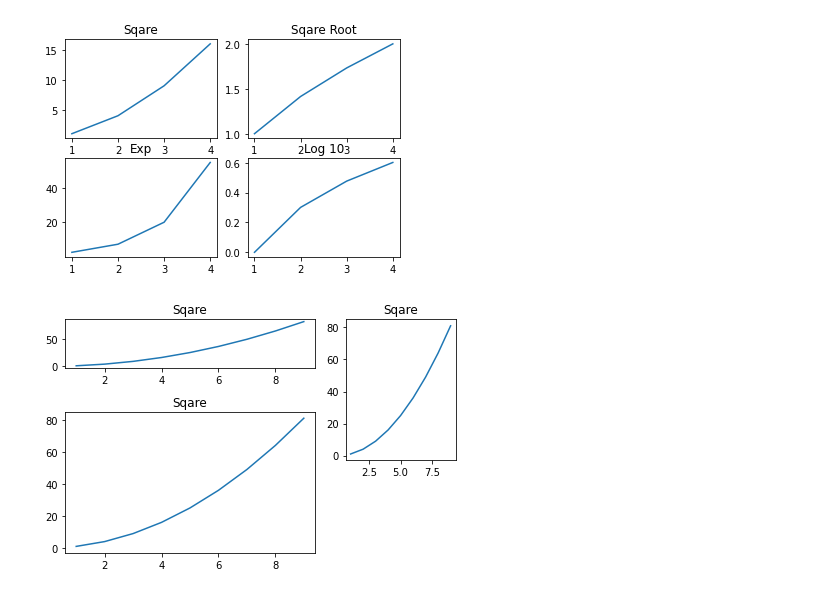
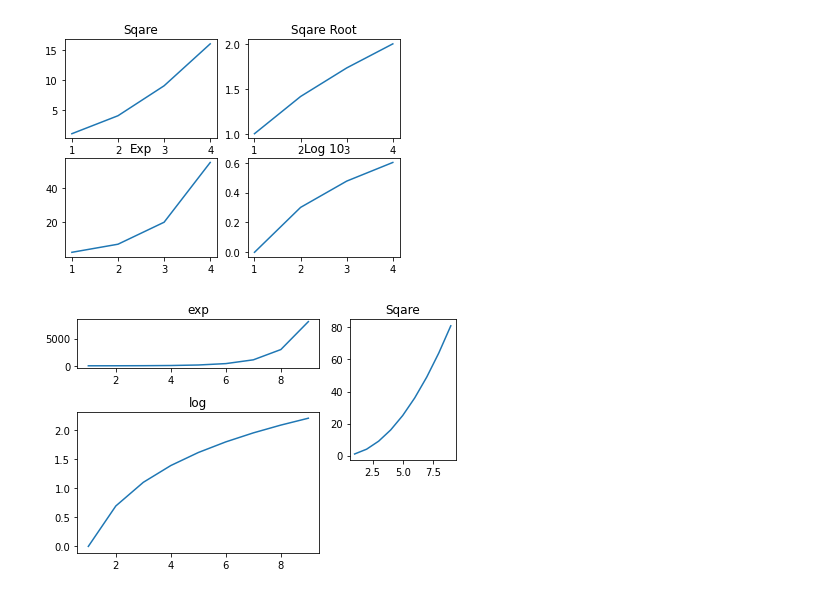
Before and after one commit to imtiaz70/matplotlib, a Jupyter notebook: matplotlibPractice.ipynb, the cells around one changed output. Drawn from its saved outputs; the diff is of its cells as text; code cells hidden in the pictures.

Commit message:
plotsTypes

```diff
--- a/matplotlibPractice.ipynb
+++ b/matplotlibPractice.ipynb
@@ -72,21 +73,21 @@ Text(0.5, 1.0, 'Log 10')
 # %%
 a1 = plt.subplot2grid((3,3),(0,0),colspan=2)
 a2 = plt.subplot2grid((3,3),(0,2),rowspan=2)
 a3 = plt.subplot2grid((3,3),(1,0),rowspan=2 , colspan=2)
 
 import numpy as np
 x = np.arange(1,10)
 
 a2.plot(x,x*x)
 a2.set_title("Sqare")
 
-a1.plot(x,x*x)
-a1.set_title("Sqare")
+a1.plot(x,np.exp(x))
+a1.set_title("exp")
 
-a3.plot(x,x*x)
-a3.set_title("Sqare")
+a3.plot(x,np.log(x))
+a3.set_title("log")
 
 plt.tight_layout()
 plt.show()
 # %% [output]
-[figure, old version]
+[figure, new version]
```
Also changed, not shown: parts of 4 cells of this notebook.
